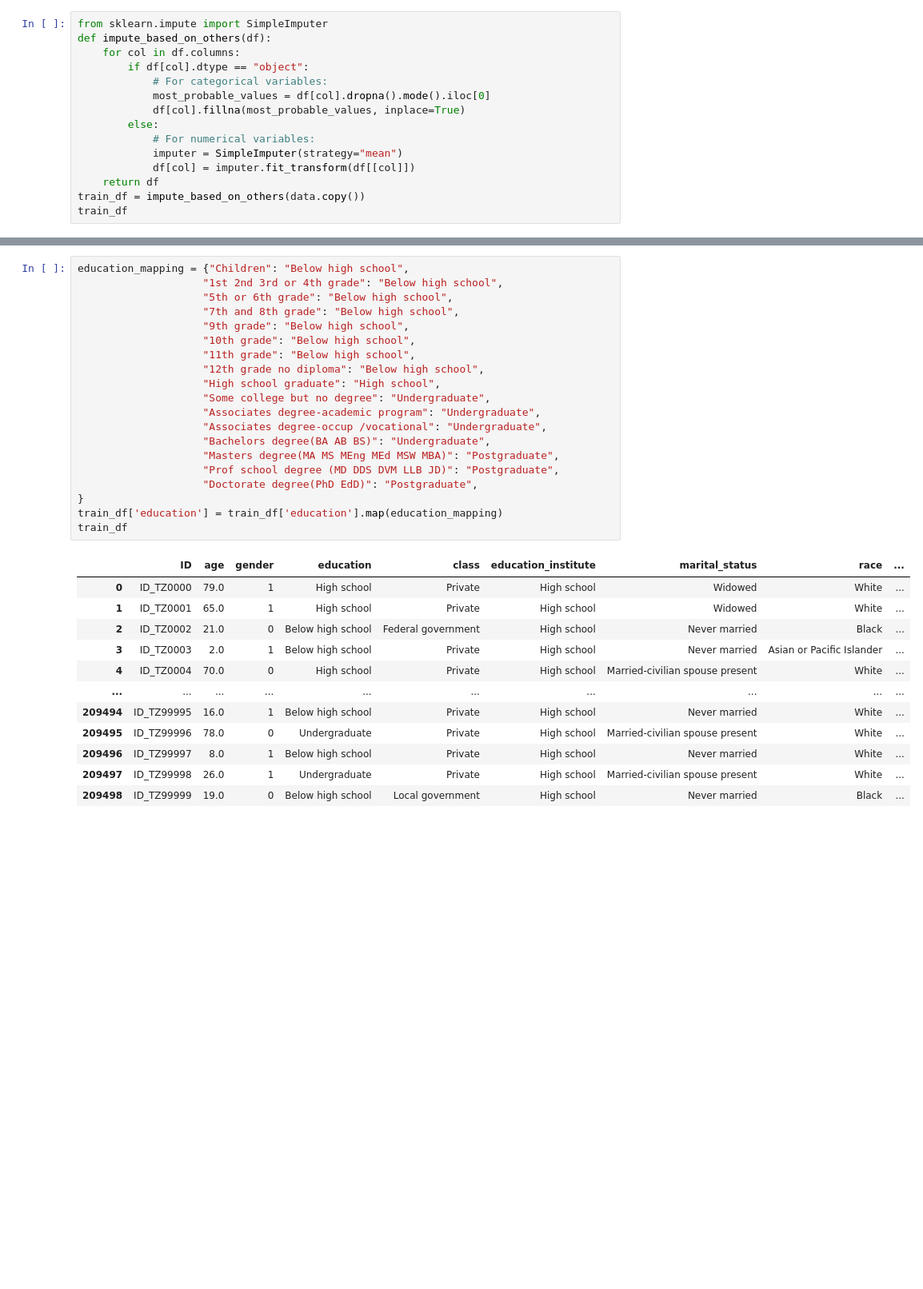
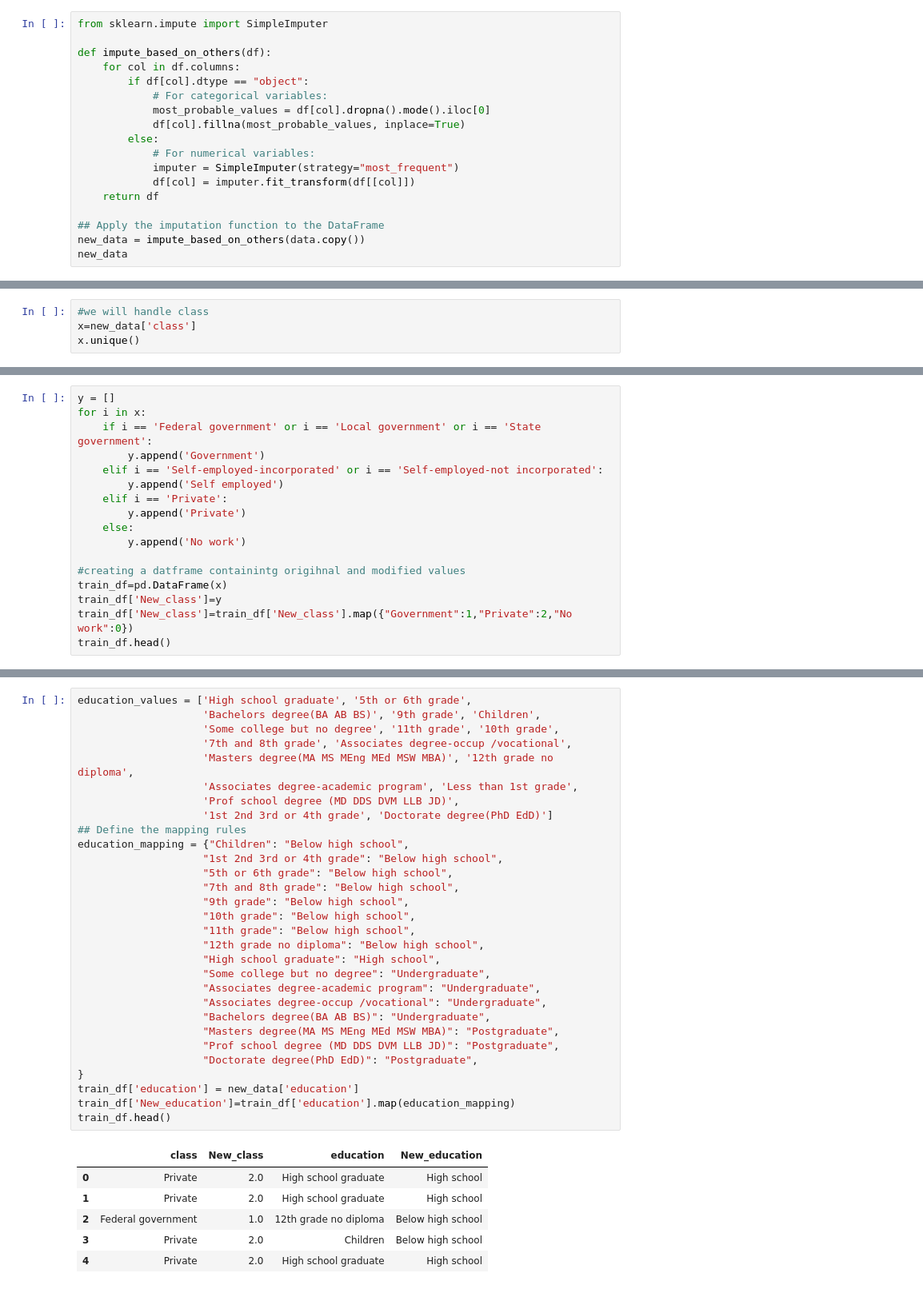
Before and after one commit to soodkunal/income-prediction, a Jupyter notebook: us 20 century.ipynb, the cells around one changed output, grey strips where cells are left out. Shown at 80% size. Drawn from its saved outputs; the diff is of its cells as text; blank space fills up the shorter version.

```diff
--- a/us 20 century.ipynb
+++ b/us 20 century.ipynb
@@ -249,5 +146,6 @@ occupation_code_main                       449   0.21
 # %%
 from sklearn.impute import SimpleImputer
+
 def impute_based_on_others(df):
     for col in df.columns:
         if df[col].dtype == "object":
@@ -256,10 +154,12 @@ def impute_based_on_others(df):
             df[col].fillna(most_probable_values, inplace=True)
         else:
             # For numerical variables:
-            imputer = SimpleImputer(strategy="mean")
+            imputer = SimpleImputer(strategy="most_frequent")
             df[col] = imputer.fit_transform(df[[col]])
     return df
-train_df = impute_based_on_others(data.copy())
-train_df
+
+## Apply the imputation function to the DataFrame
+new_data = impute_based_on_others(data.copy())
+new_data
 # %% [output]
 |  | ID | age | gender | education | class | education_institute | marital_status | race | ... |
@@ -318,0 +197,4 @@ array(['High school graduate', '12th grade no diploma', 'Children',
+# %%
+#we will handle class
+x=new_data['class']
+x.unique()
@@ -318,0 +205,17 @@ array(['High school graduate', '12th grade no diploma', 'Children',
+# %%
+y = []
+for i in x:
+    if i == 'Federal government' or i == 'Local government' or i == 'State government':
+        y.append('Government')
+    elif i == 'Self-employed-incorporated' or i == 'Self-employed-not incorporated':
+        y.append('Self employed')
+    elif i == 'Private':
+        y.append('Private')
+    else:
+        y.append('No work')
+
+#creating a datframe containintg origihnal and modified values
+train_df=pd.DataFrame(x)
+train_df['New_class']=y
+train_df['New_class']=train_df['New_class'].map({"Government":1,"Private":2,"No work":0})
+train_df.head()
@@ -319,33 +229,37 @@ array(['High school graduate', '12th grade no diploma', 'Children',
 # %%
+education_values = ['High school graduate', '5th or 6th grade',
+                    'Bachelors degree(BA AB BS)', '9th grade', 'Children',
+                    'Some college but no degree', '11th grade', '10th grade',
+                    '7th and 8th grade', 'Associates degree-occup /vocational',
+                    'Masters degree(MA MS MEng MEd MSW MBA)', '12th grade no diploma',
+                    'Associates degree-academic program', 'Less than 1st grade',
+                    'Prof school degree (MD DDS DVM LLB JD)',
+                    '1st 2nd 3rd or 4th grade', 'Doctorate degree(PhD EdD)']
+## Define the mapping rules
 education_mapping = {"Children": "Below high school",
                     "1st 2nd 3rd or 4th grade": "Below high school",
                     "5th or 6th grade": "Below high school",
                     "7th and 8th grade": "Below high school",
                     "9th grade": "Below high school",
                     "10th grade": "Below high school",
                     "11th grade": "Below high school",
                     "12th grade no diploma": "Below high school",
                     "High school graduate": "High school",
                     "Some college but no degree": "Undergraduate",
                     "Associates degree-academic program": "Undergraduate",
                     "Associates degree-occup /vocational": "Undergraduate",
                     "Bachelors degree(BA AB BS)": "Undergraduate",
                     "Masters degree(MA MS MEng MEd MSW MBA)": "Postgraduate",
                     "Prof school degree (MD DDS DVM LLB JD)": "Postgraduate",
                     "Doctorate degree(PhD EdD)": "Postgraduate",
 }
-train_df['education'] = train_df['education'].map(education_mapping)
-train_df
+train_df['education'] = new_data['education']
+train_df['New_education']=train_df['education'].map(education_mapping)
+train_df.head()
 # %% [output]
-|  | ID | age | gender | education | class | education_institute | marital_status | race | ... |
-| 0 | ID_TZ0000 | 79.0 | 1 | High school | Private | High school | Widowed | White | ... |
-| 1 | ID_TZ0001 | 65.0 | 1 | High school | Private | High school | Widowed | White | ... |
-| 2 | ID_TZ0002 | 21.0 | 0 | Below high school | Federal government | High school | Never married | Black | ... |
-| 3 | ID_TZ0003 | 2.0 | 1 | Below high school | Private | High school | Never married | Asian or Pacific Islander | ... |
-| 4 | ID_TZ0004 | 70.0 | 0 | High school | Private | High school | Married-civilian spouse present | White | ... |
-| ... | ... | ... | ... | ... | ... | ... | ... | ... | ... |
-| 209494 | ID_TZ99995 | 16.0 | 1 | Below high school | Private | High school | Never married | White | ... |
-| 209495 | ID_TZ99996 | 78.0 | 0 | Undergraduate | Private | High school | Married-civilian spouse present | White | ... |
-| 209496 | ID_TZ99997 | 8.0 | 1 | Below high school | Private | High school | Never married | White | ... |
-| 209497 | ID_TZ99998 | 26.0 | 1 | Undergraduate | Private | High school | Married-civilian spouse present | White | ... |
-| 209498 | ID_TZ99999 | 19.0 | 0 | Below high school | Local government | High school | Never married | Black | ... |
+|  | class | New_class | education | New_education |
+| 0 | Private | 2.0 | High school graduate | High school |
+| 1 | Private | 2.0 | High school graduate | High school |
+| 2 | Federal government | 1.0 | 12th grade no diploma | Below high school |
+| 3 | Private | 2.0 | Children | Below high school |
+| 4 | Private | 2.0 | High school graduate | High school |
```
Also changed, not shown: parts of 28 cells of this notebook.
